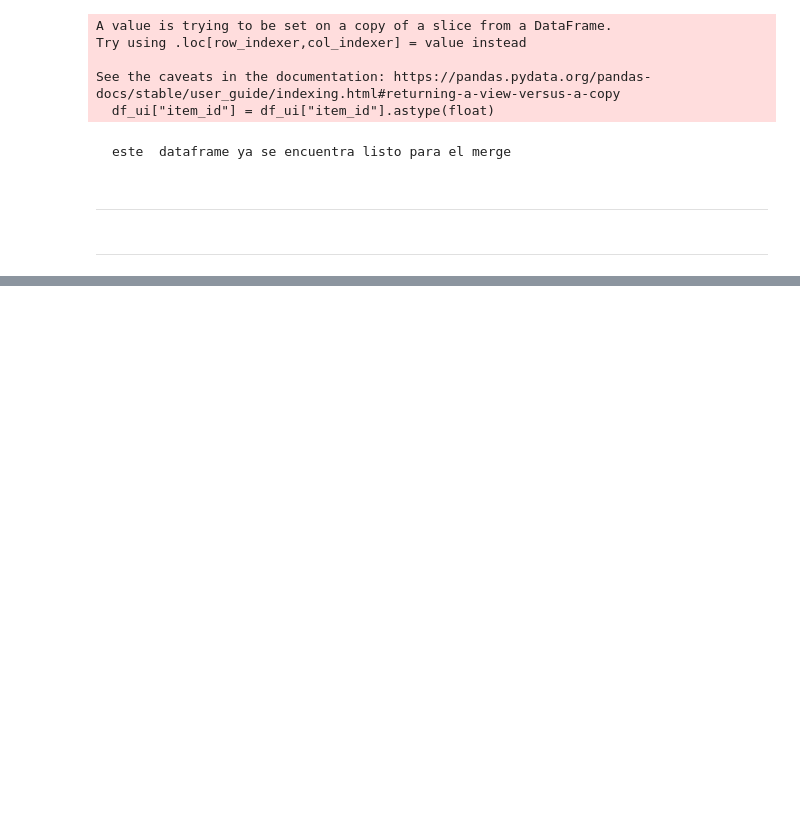
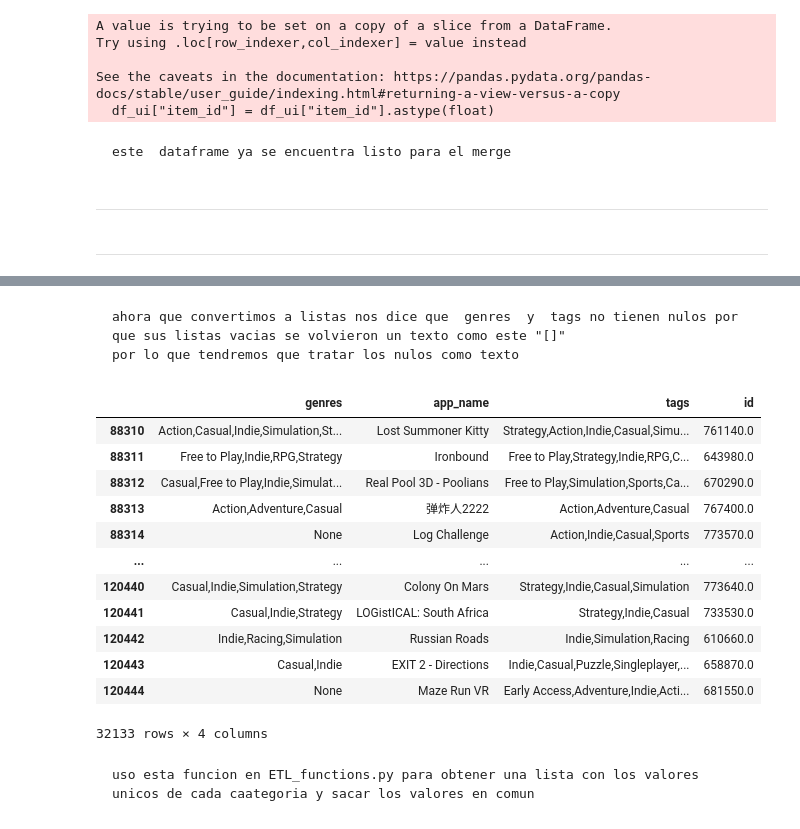
Before and after one commit to tDelbarco/PI_ML_OPS, a Jupyter notebook: ETL_&_EDA/ETL.ipynb, the cells around one changed output, grey strips where cells are left out. Cells and saved outputs as stored; diff of their text form; code cells hidden in the pictures; blank space fills up the shorter version.

```diff
--- a/ETL_&_EDA/ETL.ipynb
+++ b/ETL_&_EDA/ETL.ipynb
@@ -1147,0 +1222,2 @@ df_genero.to_parquet(r"../app/df_genero.parquet")
+# %%
+df_sg.drop_duplicates(inplace=True)
@@ -1147,0 +1233,2 @@ df_genero.to_parquet(r"../app/df_genero.parquet")
+# %%
+df_sg.drop(0,inplace=True)
@@ -1147,0 +1255,26 @@ df_genero.to_parquet(r"../app/df_genero.parquet")
+# %% [markdown]
+    ahora que convertimos a listas nos dice que  genres  y  tags no tienen nulos por que sus listas vacias se volvieron un texto como este "[]"
+    por lo que tendremos que tratar los nulos como texto
+# %%
+df_sg["genres"] = df_sg["genres"].str.strip("[]").str.replace(", '",",").str.replace("'","")
+df_sg["tags"] = df_sg["tags"].str.strip("[]").str.replace(", '",",").str.replace("'","")
+# %%
+df_sg.drop_duplicates(inplace=True)
+# %%
+df_sg
+# %% [output]
+|  | genres | app_name | tags | id |
+| 88310 | Action,Casual,Indie,Simulation,St... | Lost Summoner Kitty | Strategy,Action,Indie,Casual,Simu... | 761140.0 |
+| 88311 | Free to Play,Indie,RPG,Strategy | Ironbound | Free to Play,Strategy,Indie,RPG,C... | 643980.0 |
+| 88312 | Casual,Free to Play,Indie,Simulat... | Real Pool 3D - Poolians | Free to Play,Simulation,Sports,Ca... | 670290.0 |
+| 88313 | Action,Adventure,Casual | 弹炸人2222 | Action,Adventure,Casual | 767400.0 |
+| 88314 | None | Log Challenge | Action,Indie,Casual,Sports | 773570.0 |
+| ... | ... | ... | ... | ... |
+| 120440 | Casual,Indie,Simulation,Strategy | Colony On Mars | Strategy,Indie,Casual,Simulation | 773640.0 |
+| 120441 | Casual,Indie,Strategy | LOGistICAL: South Africa | Strategy,Indie,Casual | 733530.0 |
+| 120442 | Indie,Racing,Simulation | Russian Roads | Indie,Simulation,Racing | 610660.0 |
+| 120443 | Casual,Indie | EXIT 2 - Directions | Indie,Casual,Puzzle,Singleplayer,... | 658870.0 |
+| 120444 | None | Maze Run VR | Early Access,Adventure,Indie,Acti... | 681550.0 |
+32133 rows × 4 columns
+# %% [markdown]
+    uso esta funcion en ETL_functions.py para obtener una lista con los valores unicos de cada caategoria y sacar los valores en comun
```
Also changed, not shown: parts of 52 cells of this notebook.
